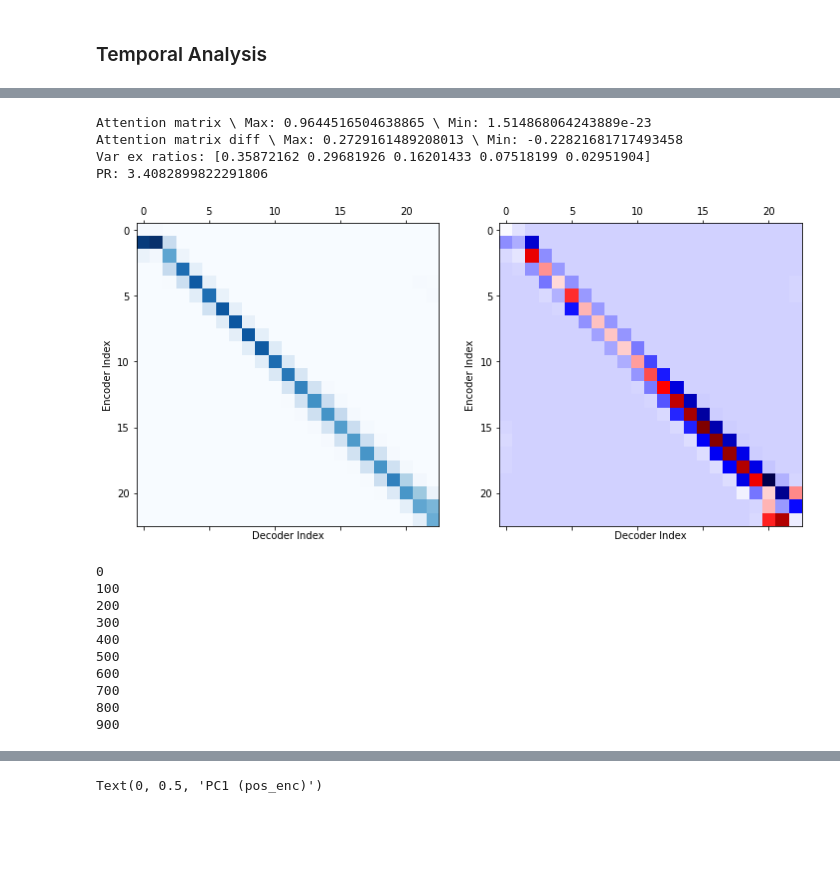
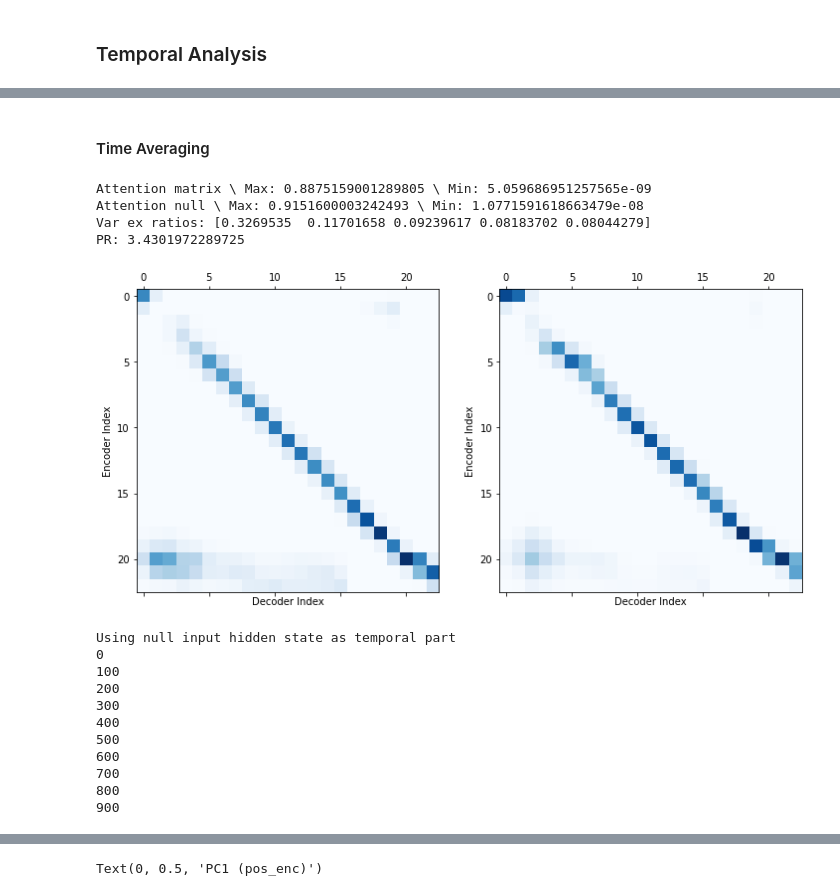
Before and after one commit to kaitken17/understand_nlp, a Jupyter notebook: sythetic_analysis_seq2seq.ipynb, the cells around one changed output, grey strips where cells are left out. Drawn from its saved outputs; the diff is of its cells as text; code cells hidden in the pictures; blank space fills up the shorter version.

```diff
--- a/sythetic_analysis_seq2seq.ipynb
+++ b/sythetic_analysis_seq2seq.ipynb
@@ -256,7 +257,8 @@ def read_and_split_file(file_name: str) -> list:
     text_data = list(filter(None, text_data))
   return text_data
 
-path = '/content/drive/My Drive/ml_research/fixedpoints_nlp/data_seq2seq/tasks.txt'
+# path = '/content/drive/My Drive/ml_research/fixedpoints_nlp/data_seq2seq/tasks.txt'
+path = '/content/drive/My Drive/ml_research/fixedpoints_nlp/data_seq2seq/tasks_mod1.txt'
 text_data = read_and_split_file(path)
 # %%
 def read_and_filter_scan(text_data, input_words):
@@ -725,7 +709,7 @@ def build_rnn(rnn_specs):
 
   @jax.jit
   def accuracy_fun(params, batch):
-    all_logits = apply_fun(params, batch['inputs'])
+    all_logits = apply_fun(params, batch['inputs'], batch['in_index'])
 
     logits = mask_sequences(all_logits, batch['out_index'])
     labels = mask_sequences(batch['labels'], batch['out_index'])
@@ -2085,9 +2070,9 @@ if pts_subset == 'all':
   plt.scatter(pca_hs[pc1][pl-1:], pca_hs[pc2][pl-1:], color = 'gray', marker='.', alpha=fs_alpha)
 else:
   plt.scatter(pca_hs[pc1], pca_hs[pc2], color = 'purple', marker='.', alpha=fs_alpha)
-hs_idxs = [0, 1, 2] # [0]
+hs_idxs = [5, 6 ,7] # [0]
 for hs_idx in hs_idxs: # Plots example paths
-  print('Example phrase length:', hs_data['index'][hs_idx])
+  print('Example phrase length:', hs_data['out_index'][hs_idx])
   print('Example phrase:', tensorToPhrase(hs_data['inputs'][hs_idx], toy_params['in_words']))
   if pts_subset == 'enc' or pts_subset == 'all': # Adds h0 to path
     pca_state = np.concatenate((pca_h0, pca.transform(hs[pts_subset][hs_idx]).T), axis=1)
@@ -2133,7 +2118,7 @@ pca_zero = pca.transform(np.atleast_2d(np.zeros((rnn_specs['hidden_size'],)))).T
 for i in range(readout_plot.shape[0]):
   x_ro = [pca_zero[pc1], pca_ro[i][pc1]]
   y_ro = [pca_zero[pc2], pca_ro[i][pc2]]
-  plt.plot(x_ro, y_ro, color=state_colors[i], linewidth = 3, label=f'RO ({readout_type}): '+toy_params['out_words'][i])
+  plt.plot(x_ro, y_ro, color=state_colors[i], linewidth = 3, label=f'RO ({readout_type}): '+ toy_params['out_words'][i])
 
 # path_idxs = [54, 56, 57]
 # for path_idx in path_idxs:
@@ -2150,5 +2135,5 @@ if plt_lim != None:
   plt.xlim(-plt_lim, plt_lim)
   plt.ylim(-plt_lim, plt_lim)
 
-# plt.legend(bbox_to_anchor=(1.05, 1), loc='upper left')
+plt.legend(bbox_to_anchor=(1.05, 1), loc='upper left')
 # %% [output]
@@ -2352,4 +2379,6 @@ Example phrase: ['I0', 'I2', 'I3', 'I1', 'I3', 'I3', 'I3', 'I2', 'I0', 'I2', 'I2
 # %%
+# Calculate attention matrix by hand via hidden states
+
 from scipy.special import softmax
 fig, (ax1, ax2, ax3) = plt.subplots(3, 1, figsize=(20,24))
 
@@ -2358,14 +2387,18 @@ enc_len = hs_data['inputs'][0].shape[0]
 dec_len =  hs_data['labels'][0].shape[0]
 attention_matrix = np.zeros((len(hs['all']), enc_len, dec_len))
 for h_idx in range(len(hs['all'])):
+  if h_idx % 100 == 0: print(h_idx)
   enc_seq = hs['all'][h_idx][:enc_len]
   for seq_idx in range(dec_len):
-    attention_matrix[h_idx, :, seq_idx] = softmax(np.dot(enc_seq, hs['all'][h_idx][enc_len + seq_idx]))
+    raw_aligns = np.dot(enc_seq, hs['all'][h_idx][enc_len + seq_idx])
+    # Masks if beyond in_index length
+    raw_aligns[hs_data['in_index'][h_idx]+1:] = -10000 * np.ones((enc_len - hs_data['in_index'][h_idx]-1))
+    attention_matrix[h_idx, :, seq_idx] = softmax(raw_aligns)
 
 # Mean attention matrix
 ax1.matshow(np.mean(attention_matrix, axis=0), cmap=plt.cm.Blues)
 
-phrase_idxs = [6, 7]
+phrase_idxs = [8, 9]
 
 ax1.set_ylabel('Encoder Index')
 ax1.set_xlabel('Decoder Index')
@@ -3172,6 +3188,11 @@ ax2.legend()
+# %% [markdown]
+#### Time Averaging
 # %%
 # Checks to see if attention matrix can be explained by average of hidden states at a given time step
 from scipy.special import softmax
+
+enc_len = hs_data['inputs'][0].shape[0]
+dec_len = hs_data['labels'][0].shape[0]
 
 avg_hs = np.zeros((hs['all'][0].shape))
 pad_in_idx = toy_params['in_words'].index('<pad>')
@@ -3202,50 +3223,47 @@ for time_idx in range(hs['all'][0].shape[0]):
     print('Zero length')
 
 fig, (ax1, ax2) = plt.subplots(1, 2, figsize=(12, 6))
 
 enc_len = hs_data['inputs'][0].shape[0]
 dec_len = hs_data['labels'][0].shape[0]
 
 # Attention matrix from mean input states
 attn_matrix = np.zeros((enc_len, dec_len))
 enc_seq = avg_hs[:enc_len, :]
 for seq_idx in range(dec_len):
   attn_matrix[:, seq_idx] = softmax(np.dot(enc_seq, avg_hs[enc_len + seq_idx, :]))
 
-# Mean attention matrix
-attn_matrix_raw = np.zeros((len(hs['all']), enc_len, dec_len))
-for h_idx in range(len(hs['all'])):
-  enc_seq = hs['all'][h_idx][:enc_len]
-  for seq_idx in range(dec_len):
-    attn_matrix_raw[h_idx, :, seq_idx] = softmax(np.dot(enc_seq, hs['all'][h_idx][enc_len + seq_idx]))
-
-mean_attn_matrix = np.mean(attn_matrix_raw, axis=0)
+# Attention matrix from null input
+attn_matrix_null = np.zeros((enc_len, dec_len))
+enc_seq = hs['special'][-1][:enc_len, :]
+for seq_idx in range(dec_len):
+  attn_matrix_null[:, seq_idx] = softmax(np.dot(enc_seq, hs['special'][-1][enc_len + seq_idx, :]))
 
 print(f'Attention matrix \\ Max: {np.max(attn_matrix)} \\ Min: {np.min(attn_matrix)}')
 ax1.matshow(attn_matrix, cmap=plt.cm.Blues)
 ax1.set_ylabel('Encoder Index')
 ax1.set_xlabel('Decoder Index')
 
-print(f'Attention matrix diff \\ Max: {np.max(mean_attn_matrix - attn_matrix)} \\ Min: {np.min(mean_attn_matrix - attn_matrix)}')
-ax2.matshow(mean_attn_matrix - attn_matrix, cmap=plt.cm.seismic)
+print(f'Attention null \\ Max: {np.max(attn_matrix_null)} \\ Min: {np.min(attn_matrix_null)}')
+ax2.matshow(attn_matrix_null, cmap=plt.cm.Blues)
 ax2.set_ylabel('Encoder Index')
 ax2.set_xlabel('Decoder Index')
 
 # pca_avg = PCA(n_components=np.min([avg_hs.shape[0], rnn_specs['hidden_size']]))
 pca_avg = PCA(n_components=5)
 _ = pca_avg.fit_transform(avg_hs[:]).T
 pca_avg_hs = pca_avg.transform(avg_hs).T
 pca_avg_input = pca_avg.transform(hs['special'][-1]).T
 print('Var ex ratios:', pca_avg.explained_variance_ratio_[:5])
 print('PR:', participation_ratio_vector(pca_avg.explained_variance_))
 # %% [output]
-Attention matrix \ Max: 0.9644516504638865 \ Min: 1.514868064243889e-23
-Attention matrix diff \ Max: 0.2729161489208013 \ Min: -0.22821681717493458
-Var ex ratios: [0.35872162 0.29681926 0.16201433 0.07518199 0.02951904]
-PR: 3.4082899822291806
+Attention matrix \ Max: 0.8875159001289805 \ Min: 5.059686951257565e-09
+Attention null \ Max: 0.9151600003242493 \ Min: 1.0771591618663479e-08
+Var ex ratios: [0.3269535  0.11701658 0.09239617 0.08183702 0.08044279]
+PR: 3.4301972289725
-[figure, old version]
+[figure, new version]
 # %%
-# Calculates average hidden state and subtracts it out from hidden states at all time steps to isolate word subspace
+Calculates average hidden state and subtracts it out from hidden states at all time steps to isolate word subspace
 # Average hidden state does NOT include repeated <pad>'s for encoder or decoder
 avg_hs = np.zeros((hs['all'][0].shape))
 pad_in_idx = toy_params['in_words'].index('<pad>')
@@ -3277,8 +3295,13 @@ for time_idx in range(hs['all'][0].shape[0]):
   else:
     print('Zero length')
 
+# print('Using true average hidden state as temporal part')
+# temporal_hs = avg_hs
+print('Using null input hidden state as temporal part')
+temporal_hs = hs['special'][-1]
+
 # Removes average hidden state from all hidden states
-hs_mod_pos_enc = [h - avg_hs for h in hs['all']]
+hs_mod_pos_enc = [h - temporal_hs for h in hs['all']]
 
 hs_inputs = [[] for _ in range(len(toy_params['in_words_pp']))]
 hs_outputs = [[] for _ in range(len(toy_params['out_words_pp']))]
@@ -3297,6 +3320,7 @@ for hs_idx in range(len(hs['all'])):
          hs_outputs[out_idx].append(h)
          hs_outputs_bare[out_idx].append(hb)
 # %% [output]
+Using null input hidden state as temporal part
 0
 100
 200
```
Also changed, not shown: parts of 45 cells of this notebook.
